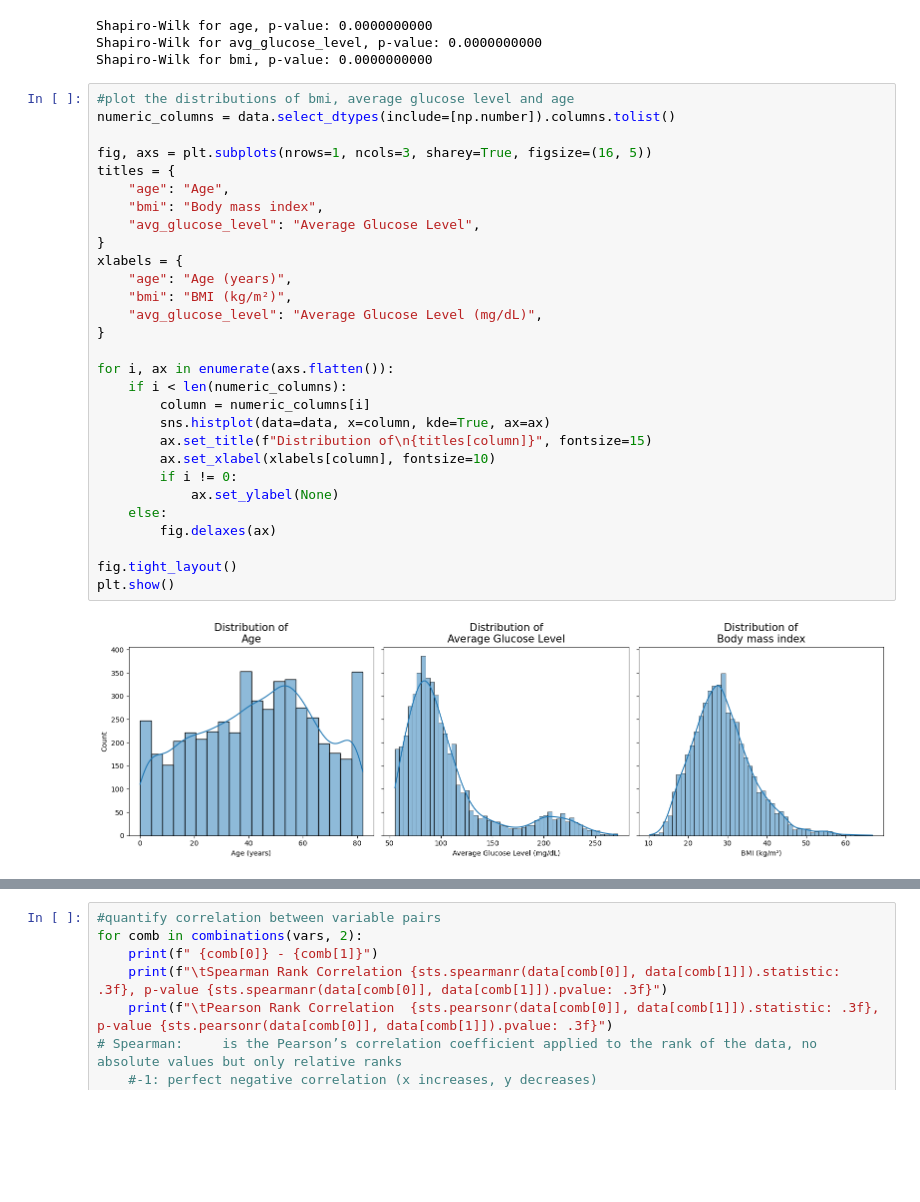
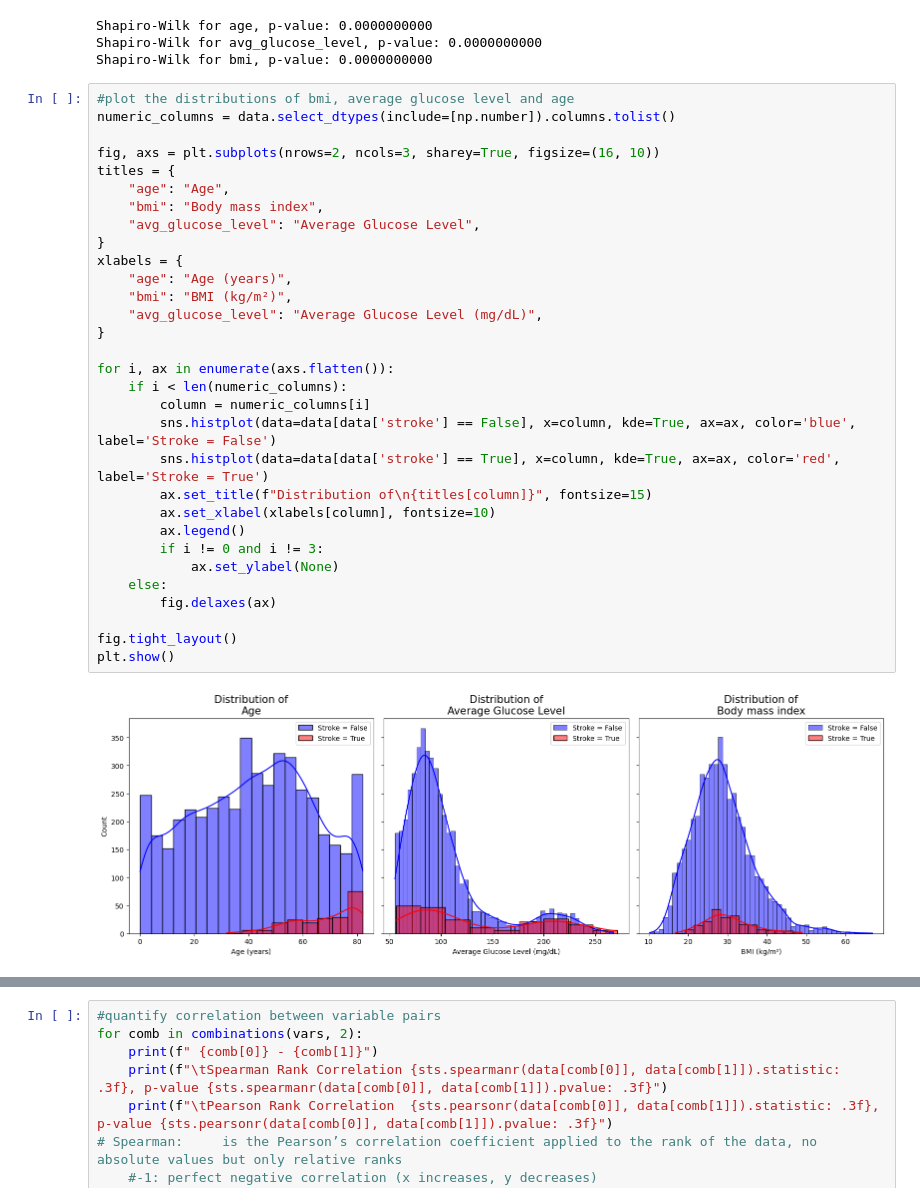
Before and after one commit to mustra12/project_FoDS, a Jupyter notebook: projectFoDS.ipynb, the cells around one changed output, grey strips where cells are left out. Cells and saved outputs as stored; diff of their text form; blank space fills up the shorter version.

```diff
--- a/projectFoDS.ipynb
+++ b/projectFoDS.ipynb
@@ -414,34 +414,36 @@ Shapiro-Wilk for bmi, p-value: 0.0000000000
 # %%
 #plot the distributions of bmi, average glucose level and age
 numeric_columns = data.select_dtypes(include=[np.number]).columns.tolist()
 
-fig, axs = plt.subplots(nrows=1, ncols=3, sharey=True, figsize=(16, 5))
+fig, axs = plt.subplots(nrows=2, ncols=3, sharey=True, figsize=(16, 10))
 titles = {
     "age": "Age",
     "bmi": "Body mass index",
     "avg_glucose_level": "Average Glucose Level",
 }
 xlabels = {
     "age": "Age (years)",
     "bmi": "BMI (kg/m²)",
     "avg_glucose_level": "Average Glucose Level (mg/dL)",
 }
 
 for i, ax in enumerate(axs.flatten()):
     if i < len(numeric_columns):
         column = numeric_columns[i]
-        sns.histplot(data=data, x=column, kde=True, ax=ax)
+        sns.histplot(data=data[data['stroke'] == False], x=column, kde=True, ax=ax, color='blue', label='Stroke = False')
+        sns.histplot(data=data[data['stroke'] == True], x=column, kde=True, ax=ax, color='red', label='Stroke = True')
         ax.set_title(f"Distribution of\n{titles[column]}", fontsize=15)
         ax.set_xlabel(xlabels[column], fontsize=10)
-        if i != 0:
+        ax.legend()
+        if i != 0 and i != 3:
             ax.set_ylabel(None)
     else:
         fig.delaxes(ax)
 
 fig.tight_layout()
 plt.show()
 # %% [output]
-[figure, old version]
+[figure, new version]
 # %%
 #correlation between variables
 vars = data.select_dtypes(include=[np.number]).columns.tolist()
```
Also changed, not shown: parts of 8 cells of this notebook.
